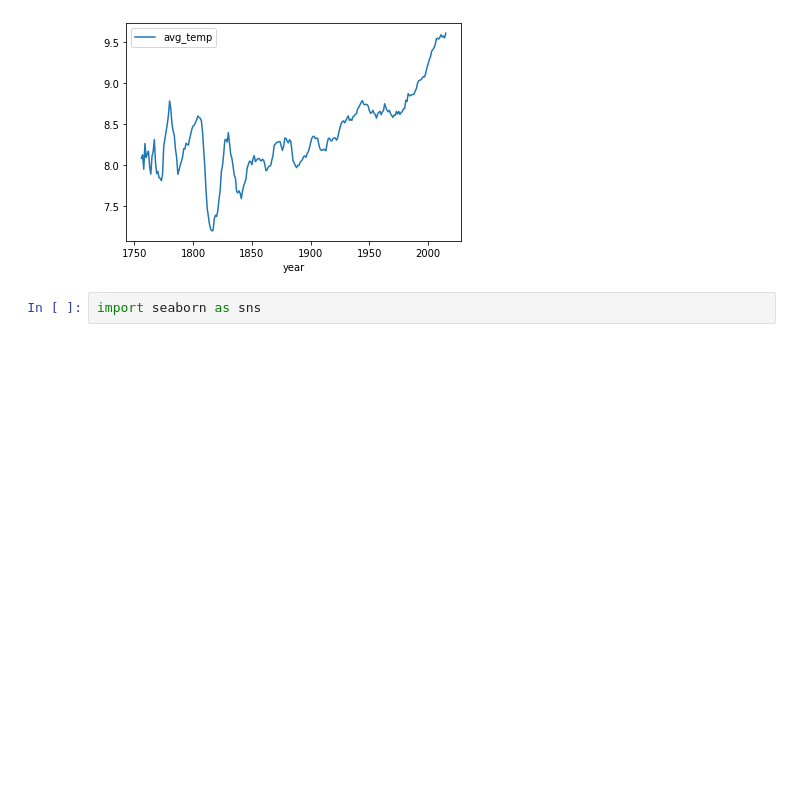
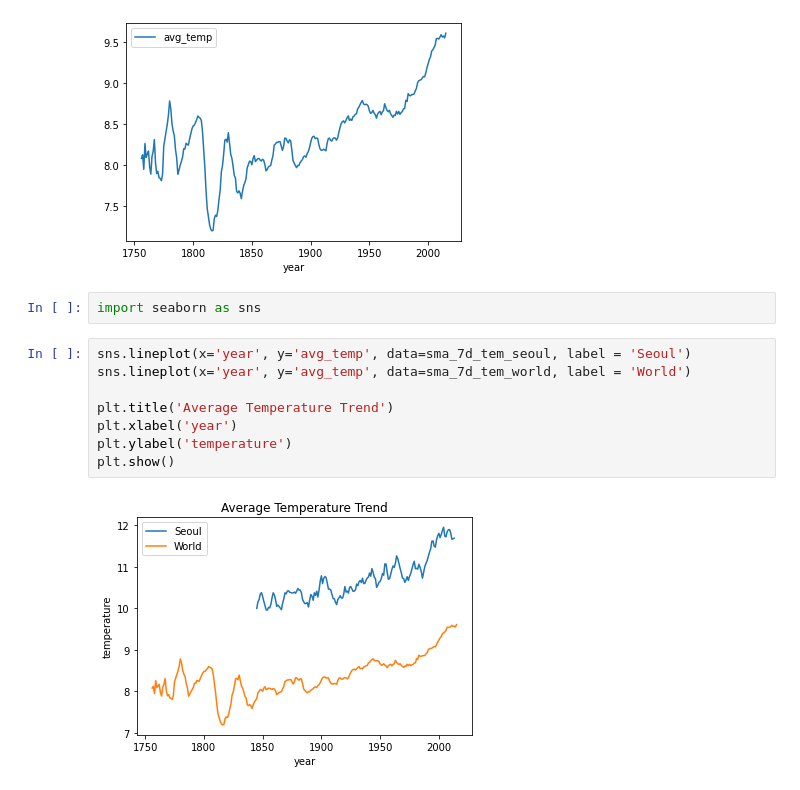
Before and after one commit to Ahbin-Park/abinushka, a Jupyter notebook: UDACITY_Introduction_to_Data_Analysis_Exploring_Weather_Trends.ipynb, the cells around one changed output. Saved outputs shown, nothing was run; the diff lists cells and outputs as text; blank space fills up the shorter version.

```diff
--- a/UDACITY_Introduction_to_Data_Analysis_Exploring_Weather_Trends.ipynb
+++ b/UDACITY_Introduction_to_Data_Analysis_Exploring_Weather_Trends.ipynb
@@ -78,4 +106,14 @@ sma_7d_tem_world.plot(kind= 'line')
 [figure]
 # %%
 import seaborn as sns
+# %%
+sns.lineplot(x='year', y='avg_temp', data=sma_7d_tem_seoul, label = 'Seoul')
+sns.lineplot(x='year', y='avg_temp', data=sma_7d_tem_world, label = 'World')
+
+plt.title('Average Temperature Trend')
+plt.xlabel('year')
+plt.ylabel('temperature')
+plt.show()
+# %% [output]
+[figure, added]
 # %%
```
Also changed, not shown: parts of 6 cells of this notebook.
